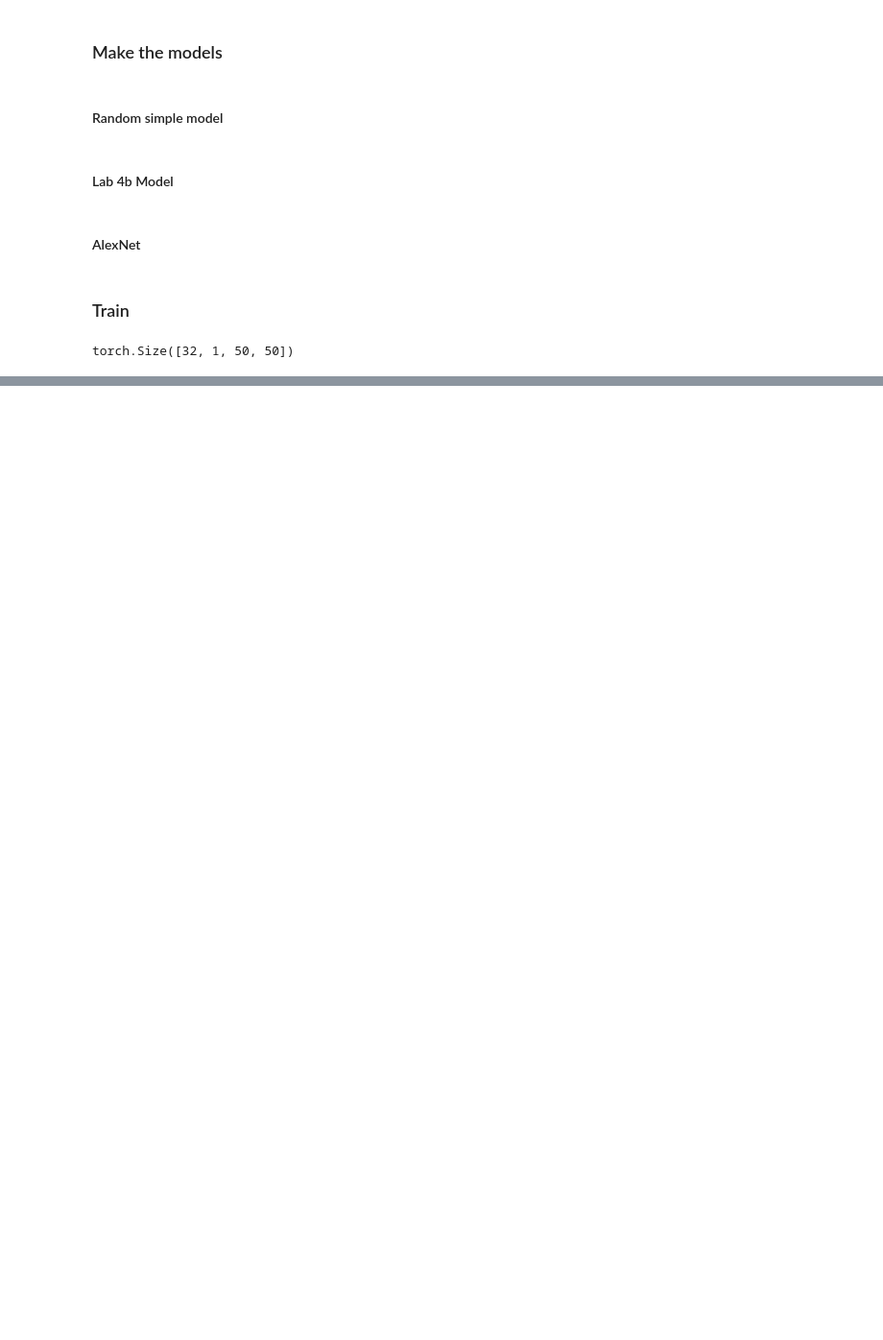
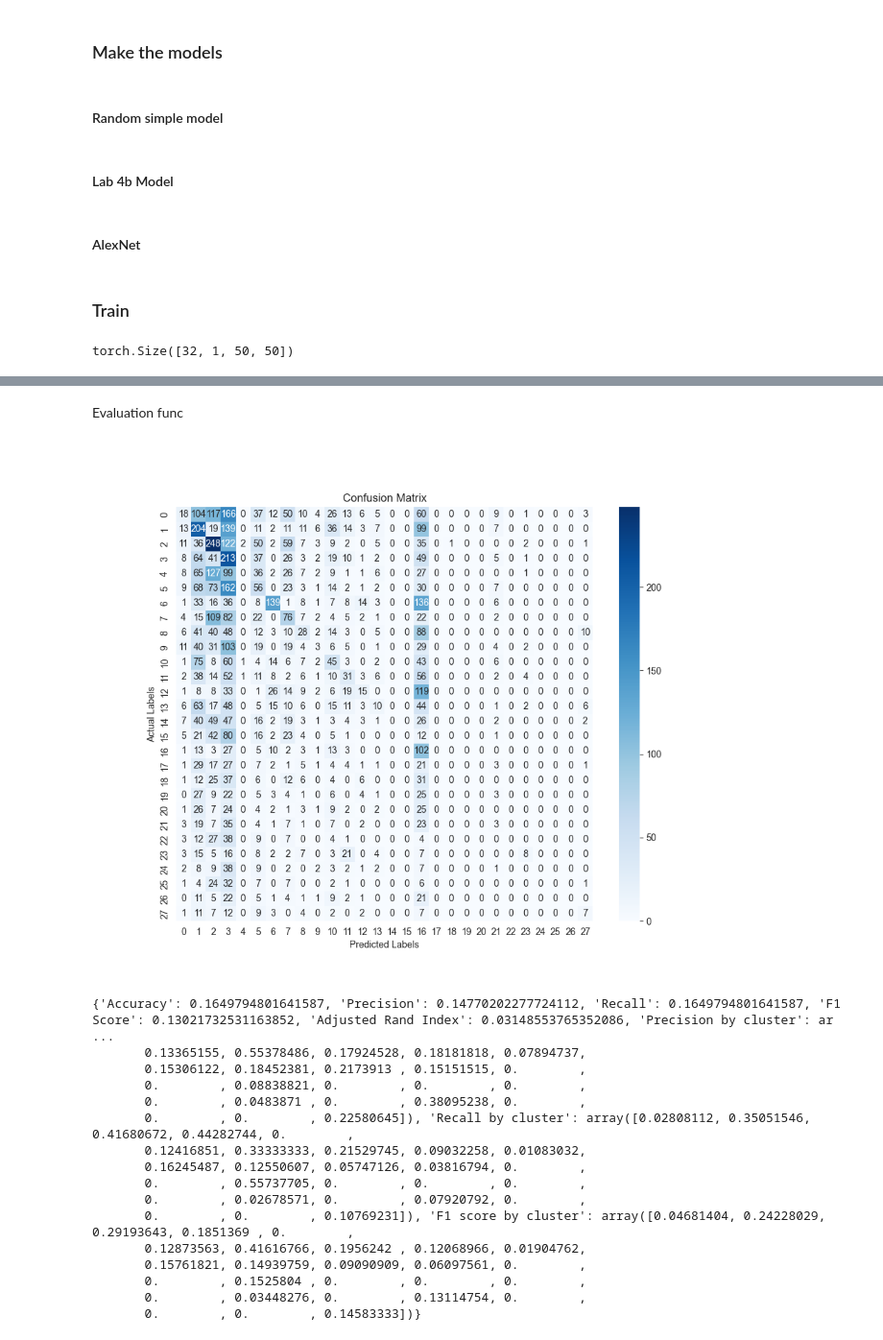
Before and after one commit to jiyu4399/DATA3888_Image_Group_2, a Jupyter notebook: processing_new.ipynb, the cells around one changed output, grey strips where cells are left out. Shown at 96% size. Drawn from its saved outputs; the diff is of its cells as text; code cells hidden in the pictures; blank space fills up the shorter version.

Commit message:
Evaluation func

```diff
--- a/processing_new.ipynb
+++ b/processing_new.ipynb
@@ -977,0 +991,75 @@ generate_plots(
+# %% [markdown]
+Evaluation func
+# %%
+
+import torch
+import numpy as np
+import matplotlib.pyplot as plt
+import seaborn as sns
+from sklearn.metrics import adjusted_rand_score, accuracy_score, precision_recall_fscore_support, confusion_matrix
+
+def evaluate_model_clusters(model, val_loader):
+    device = torch.device("cuda" if torch.cuda.is_available() else "cpu")
+    model = model.to(device)
+    model.eval()
+
+    predictions, true_labels = [], []
+    with torch.no_grad():
+        for images, labels in val_loader:
+            images, labels = images.to(device), labels.to(device)
+            outputs = model(images)
+            predicted_labels = outputs.argmax(1)
+            predictions.extend(predicted_labels.cpu().numpy())
+            true_labels.extend(labels.cpu().numpy())
+
+    # Metrics calculation
+    predictions = np.array(predictions)
+    true_labels = np.array(true_labels)
+    ari = adjusted_rand_score(true_labels, predictions)
+    accuracy = accuracy_score(true_labels, predictions)
+    precision, recall, f1, _ = precision_recall_fscore_support(true_labels, predictions, average=None, zero_division=0)
+    precision_weighted, recall_weighted, f1_weighted, _ = precision_recall_fscore_support(true_labels, predictions, average='weighted', zero_division=0)
+
+    # Confusion Matrix and Heatmap
+    conf_mat = confusion_matrix(true_labels, predictions)
+    plt.figure(figsize=(10, 8))
+    sns.heatmap(conf_mat, annot=True, fmt="d", cmap='Blues')
+    plt.title('Confusion Matrix')
+    plt.ylabel('Actual Labels')
+    plt.xlabel('Predicted Labels')
+    plt.show()
+
+    return {
+        "Accuracy": accuracy,
+        "Precision": precision_weighted,
+        "Recall": recall_weighted,
+        "F1 Score": f1_weighted,
+        "Adjusted Rand Index": ari,
+        "Precision by cluster":precision,
+        "Recall by cluster":recall,
+        "F1 score by cluster":f1
+    }
+
+# Assuming model and val_loader are already defined
+model = ModifiedResNet50()
+model.load_state_dict(torch.load(os.path.join(save_path,"model_epoch_50.pth")))
+metrics = evaluate_model_clusters(model, val_loader)
+print(metrics)
+# %% [output]
+[figure, added]
+{'Accuracy': 0.1649794801641587, 'Precision': 0.14770202277724112, 'Recall': 0.1649794801641587, 'F1 Score': 0.13021732531163852, 'Adjusted Rand Index': 0.03148553765352086, 'Precision by cluster': ar ...
+       0.13365155, 0.55378486, 0.17924528, 0.18181818, 0.07894737,
+       0.15306122, 0.18452381, 0.2173913 , 0.15151515, 0.        ,
+       0.        , 0.08838821, 0.        , 0.        , 0.        ,
+       0.        , 0.0483871 , 0.        , 0.38095238, 0.        ,
+       0.        , 0.        , 0.22580645]), 'Recall by cluster': array([0.02808112, 0.35051546, 0.41680672, 0.44282744, 0.        ,
+       0.12416851, 0.33333333, 0.21529745, 0.09032258, 0.01083032,
+       0.16245487, 0.12550607, 0.05747126, 0.03816794, 0.        ,
+       0.        , 0.55737705, 0.        , 0.        , 0.        ,
+       0.        , 0.02678571, 0.        , 0.07920792, 0.        ,
+       0.        , 0.        , 0.10769231]), 'F1 score by cluster': array([0.04681404, 0.24228029, 0.29193643, 0.1851369 , 0.        ,
+       0.12873563, 0.41616766, 0.1956242 , 0.12068966, 0.01904762,
+       0.15761821, 0.14939759, 0.09090909, 0.06097561, 0.        ,
+       0.        , 0.1525804 , 0.        , 0.        , 0.        ,
+       0.        , 0.03448276, 0.        , 0.13114754, 0.        ,
+       0.        , 0.        , 0.14583333])}
```
Also changed, not shown: parts of 7 cells of this notebook.
